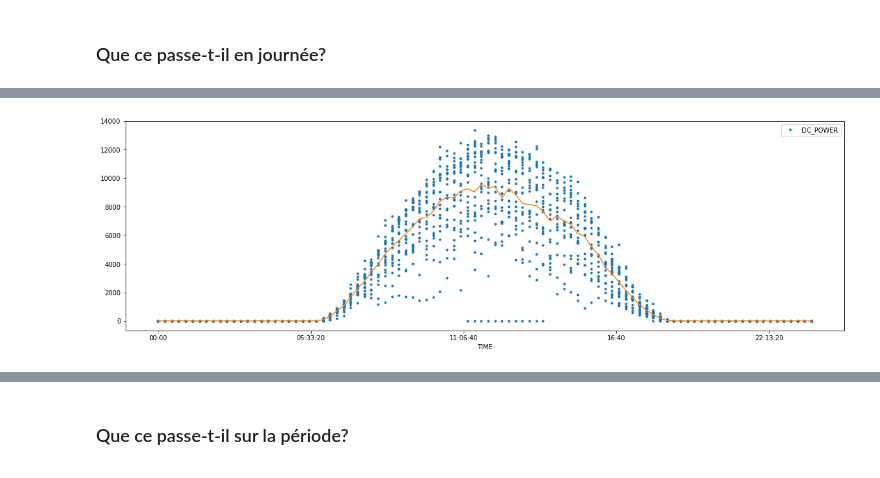
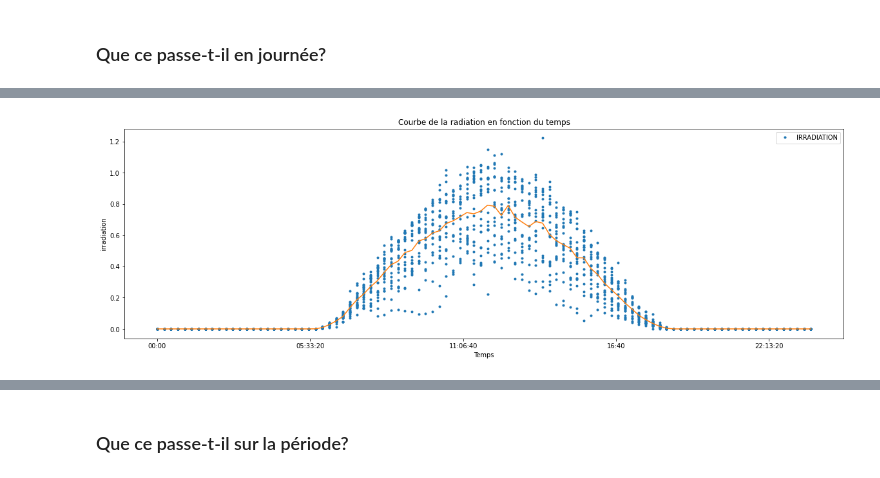
Before and after one commit to allanCouderette/ML_Solar_Power, a Jupyter notebook: ProjetPower.ipynb, the cells around one changed output, grey strips where cells are left out. Saved outputs shown, nothing was run; the diff lists cells and outputs as text; code cells hidden in the pictures.

```diff
--- a/ProjetPower.ipynb
+++ b/ProjetPower.ipynb
@@ -129,0 +231,4 @@ plant1.head()
+# %%
+# On merge les deux dataset
+# PLANT_ID est un champs présent dans les deux datasets. On le précise dans le "on" pour éviter un doublon de colonne
+plant1 = pd.merge(plant1_machine,plant1_weather,on = ['DATE_TIME','PLANT_ID'] ,how='left')
@@ -216,8 +350,14 @@ plant1_1BY6WEcLGh8j5v7 = plant1.query("INVERTER_ID == '1BY6WEcLGh8j5v7'")
 # %%
-plant1_1BY6WEcLGh8j5v7.plot(x='TIME', y='DC_POWER', style='.')
-plant1_1BY6WEcLGh8j5v7.groupby('TIME')['DC_POWER'].mean().plot(x='TIME', y='DC_POWER')
+plant1_1BY6WEcLGh8j5v7.query("INVERTER_ID == '1BY6WEcLGh8j5v7'").plot(x='TIME', y='IRRADIATION', style='.')
+plant1_1BY6WEcLGh8j5v7.groupby('TIME')['IRRADIATION'].mean().plot(x='TIME', y='IRRADIATION')
 fig = mp.pyplot.gcf()
+
+# Style
+plt.title('Courbe de la radiation en fonction du temps')
+plt.xlabel('Temps')
+plt.ylabel('irradiation')
+
 fig.set_size_inches(20,6)
 # %% [output]
-[figure, old version]
+[figure, new version]
 # %%
```
Also changed, not shown: parts of 46 cells of this notebook.
